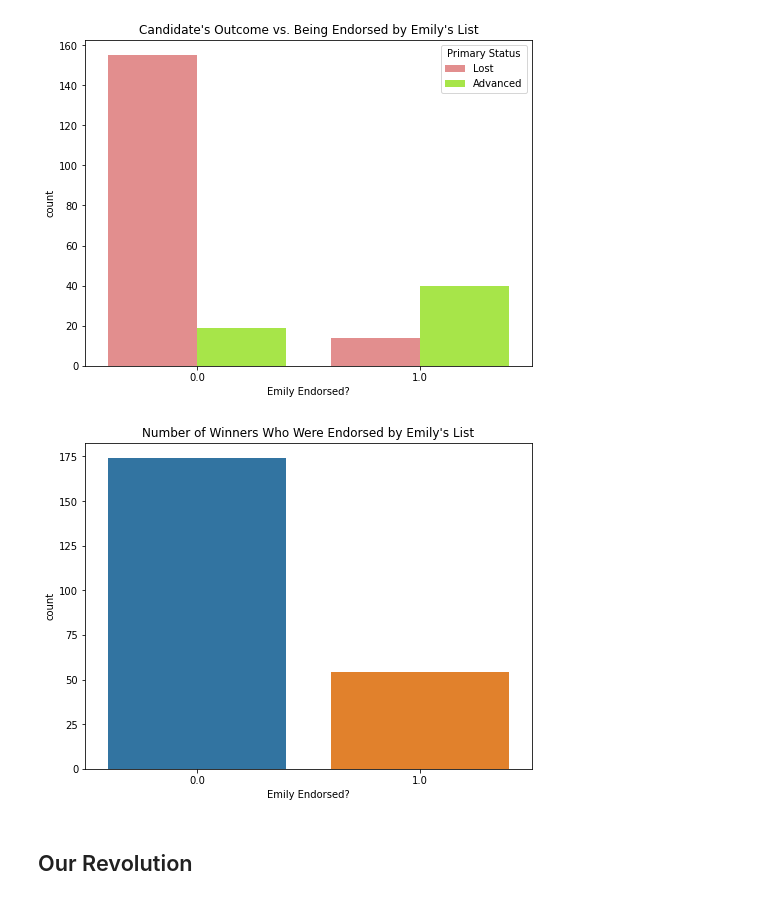
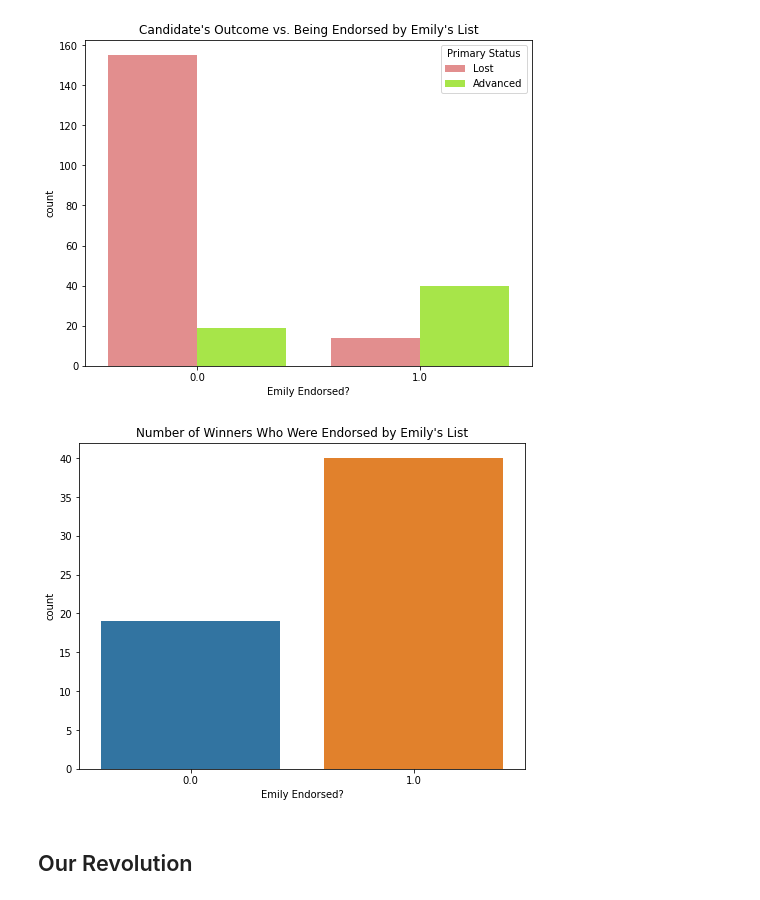
Before and after one commit to tetsu2001/102-project, a Jupyter notebook: aileen/aileen.ipynb, the cells around one changed output. Drawn from its saved outputs; the diff is of its cells as text; code cells hidden in the pictures.

```diff
--- a/aileen/aileen.ipynb
+++ b/aileen/aileen.ipynb
@@ -122,10 +124,10 @@ plt.title("Candidate's Outcome vs. Being Endorsed by Emily's List");
 [figure]
 # %%
 plt.figure(figsize=(8, 6))
-sns.countplot(data=dems, x='Emily Endorsed?')
+sns.countplot(data=winners, x='Emily Endorsed?')
 plt.title("Number of Winners Who Were Endorsed by Emily's List");
 # %% [output]
-[figure, old version]
+[figure, new version]
 # %% [markdown]
 ## Our Revolution
 # %%
```
Also changed, not shown: parts of 12 cells of this notebook.
